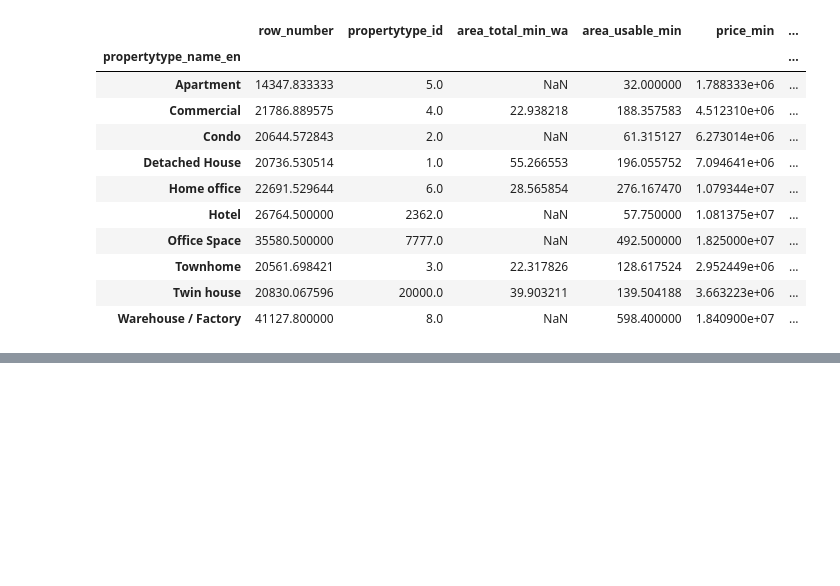
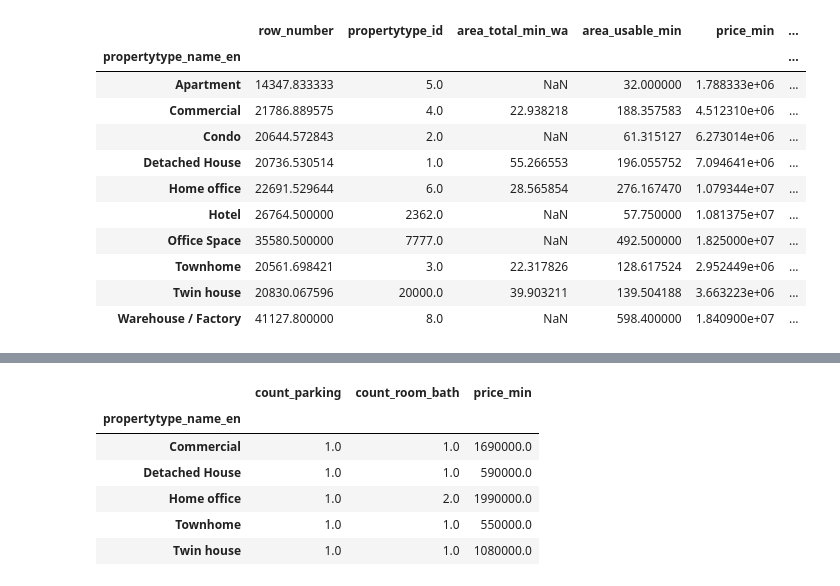
Before and after one commit to bunnybbear/BasicProg_DataViz65, a Jupyter notebook: pandas101.ipynb, the cells around one changed output, grey strips where cells are left out. Drawn from its saved outputs; the diff is of its cells as text; code cells hidden in the pictures; blank space fills up the shorter version.

```diff
--- a/pandas101.ipynb
+++ b/pandas101.ipynb
@@ -334,0 +488,10 @@ unit.groupby(['propertytype_name_en']).mean()
+# %%
+dm.groupby(['propertytype_name_en']).min()[['count_parking','count_room_bath','price_min']]
+# %% [output]
+|  | count_parking | count_room_bath | price_min |
+| propertytype_name_en |  |  |  |
+| Commercial | 1.0 | 1.0 | 1690000.0 |
+| Detached House | 1.0 | 1.0 | 590000.0 |
+| Home office | 1.0 | 2.0 | 1990000.0 |
+| Townhome | 1.0 | 1.0 | 550000.0 |
+| Twin house | 1.0 | 1.0 | 1080000.0 |
```
Also changed, not shown: parts of 20 cells of this notebook.
